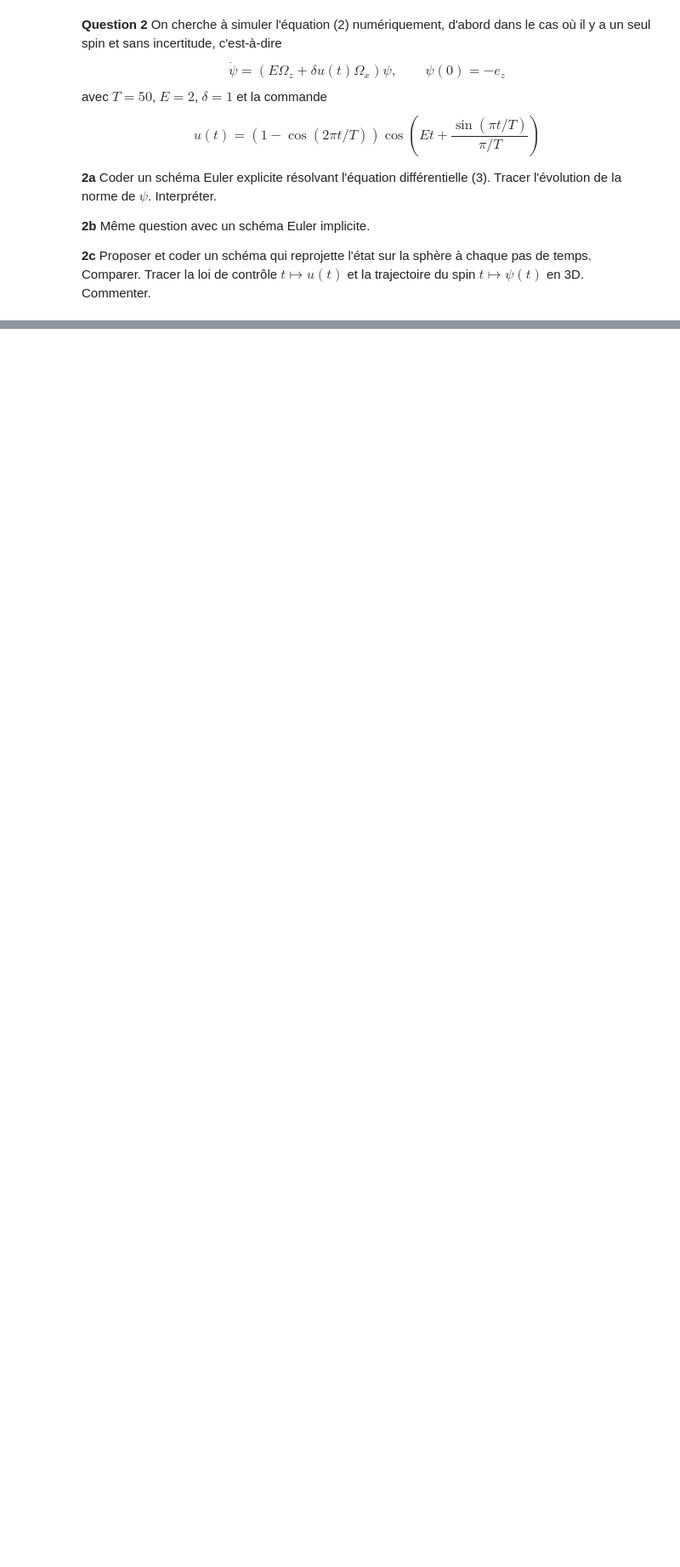
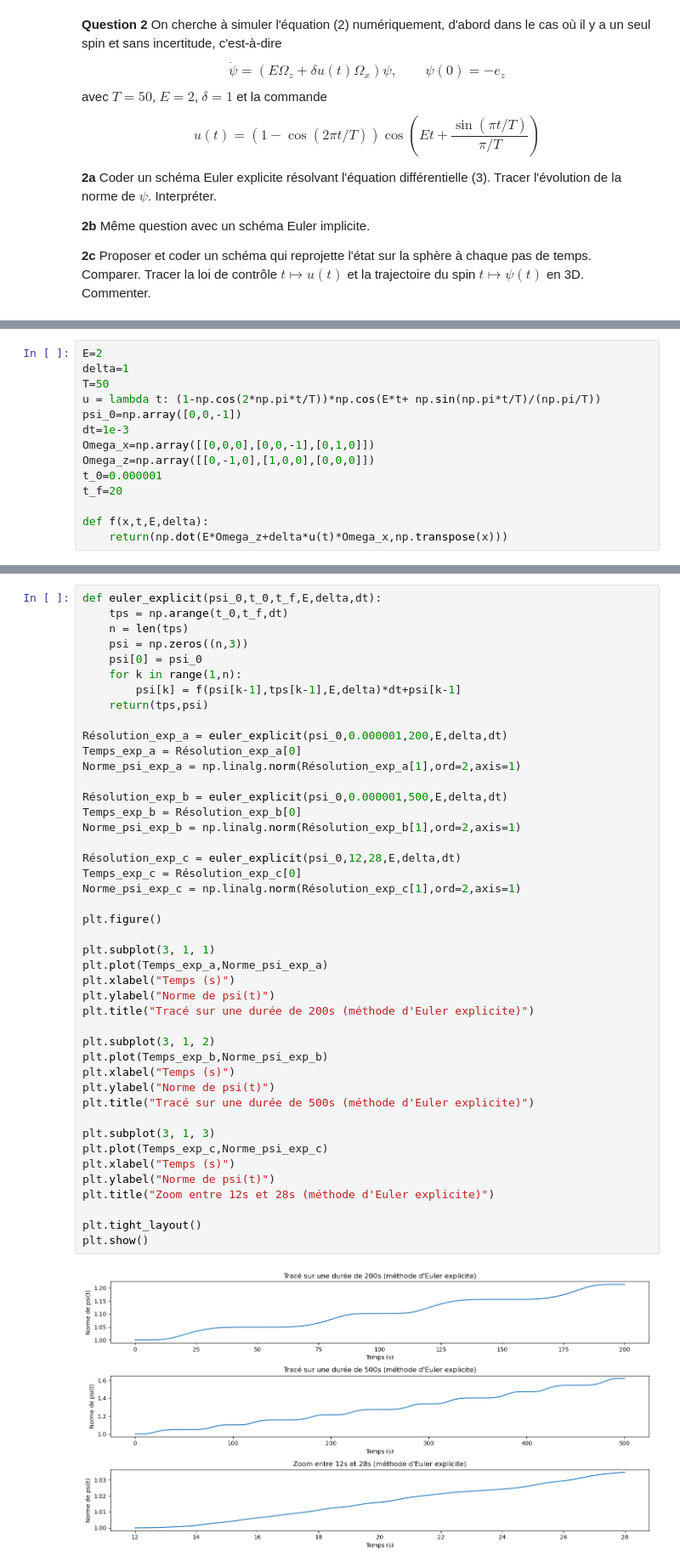
Before and after one commit to bavrillon/Projet-Maths-2---Equations-Diff-rentielles, a Jupyter notebook: Projet ED - Groupe 28.ipynb, the cells around one changed output, grey strips where cells are left out. Shown at 85% size. Drawn from its saved outputs; the diff is of its cells as text; blank space fills up the shorter version.

```diff
--- a/Projet ED - Groupe 28.ipynb
+++ b/Projet ED - Groupe 28.ipynb
@@ -111,0 +129,14 @@ def euler_projete(psi_0,t_0,t_f,E,delta,dt):
+# %%
+E=2
+delta=1
+T=50
+u = lambda t: (1-np.cos(2*np.pi*t/T))*np.cos(E*t+ np.sin(np.pi*t/T)/(np.pi/T))
+psi_0=np.array([0,0,-1])
+dt=1e-3
+Omega_x=np.array([[0,0,0],[0,0,-1],[0,1,0]])
+Omega_z=np.array([[0,-1,0],[1,0,0],[0,0,0]])
+t_0=0.000001
+t_f=20
+
+def f(x,t,E,delta):
+    return(np.dot(E*Omega_z+delta*u(t)*Omega_x,np.transpose(x)))
@@ -111,0 +146,46 @@ def euler_projete(psi_0,t_0,t_f,E,delta,dt):
+# %%
+def euler_explicit(psi_0,t_0,t_f,E,delta,dt):
+    tps = np.arange(t_0,t_f,dt)
+    n = len(tps)
+    psi = np.zeros((n,3))
+    psi[0] = psi_0
+    for k in range(1,n):
+        psi[k] = f(psi[k-1],tps[k-1],E,delta)*dt+psi[k-1]
+    return(tps,psi)
+
+Résolution_exp_a = euler_explicit(psi_0,0.000001,200,E,delta,dt)
+Temps_exp_a = Résolution_exp_a[0]
+Norme_psi_exp_a = np.linalg.norm(Résolution_exp_a[1],ord=2,axis=1)
+
+Résolution_exp_b = euler_explicit(psi_0,0.000001,500,E,delta,dt)
+Temps_exp_b = Résolution_exp_b[0]
+Norme_psi_exp_b = np.linalg.norm(Résolution_exp_b[1],ord=2,axis=1)
+
+Résolution_exp_c = euler_explicit(psi_0,12,28,E,delta,dt)
+Temps_exp_c = Résolution_exp_c[0]
+Norme_psi_exp_c = np.linalg.norm(Résolution_exp_c[1],ord=2,axis=1)
+
+plt.figure()
+
+plt.subplot(3, 1, 1)
+plt.plot(Temps_exp_a,Norme_psi_exp_a)
+plt.xlabel("Temps (s)")
+plt.ylabel("Norme de psi(t)")
+plt.title("Tracé sur une durée de 200s (méthode d'Euler explicite)")
+
+plt.subplot(3, 1, 2)
+plt.plot(Temps_exp_b,Norme_psi_exp_b)
+plt.xlabel("Temps (s)")
+plt.ylabel("Norme de psi(t)")
+plt.title("Tracé sur une durée de 500s (méthode d'Euler explicite)")
+
+plt.subplot(3, 1, 3)
+plt.plot(Temps_exp_c,Norme_psi_exp_c)
+plt.xlabel("Temps (s)")
+plt.ylabel("Norme de psi(t)")
+plt.title("Zoom entre 12s et 28s (méthode d'Euler explicite)")
+
+plt.tight_layout()
+plt.show()
+# %% [output]
+[figure, added]
```
Also changed, not shown: parts of 28 cells of this notebook.
